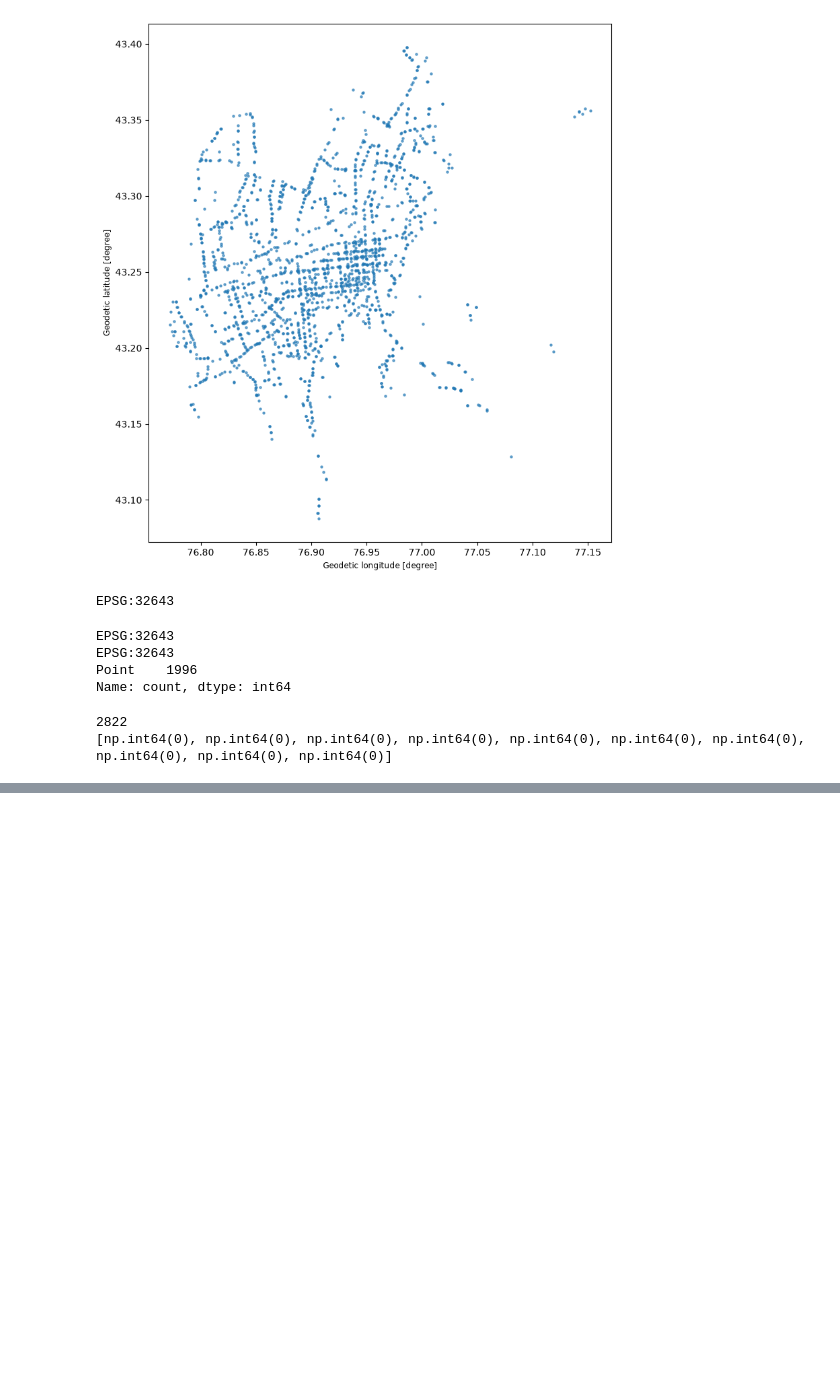
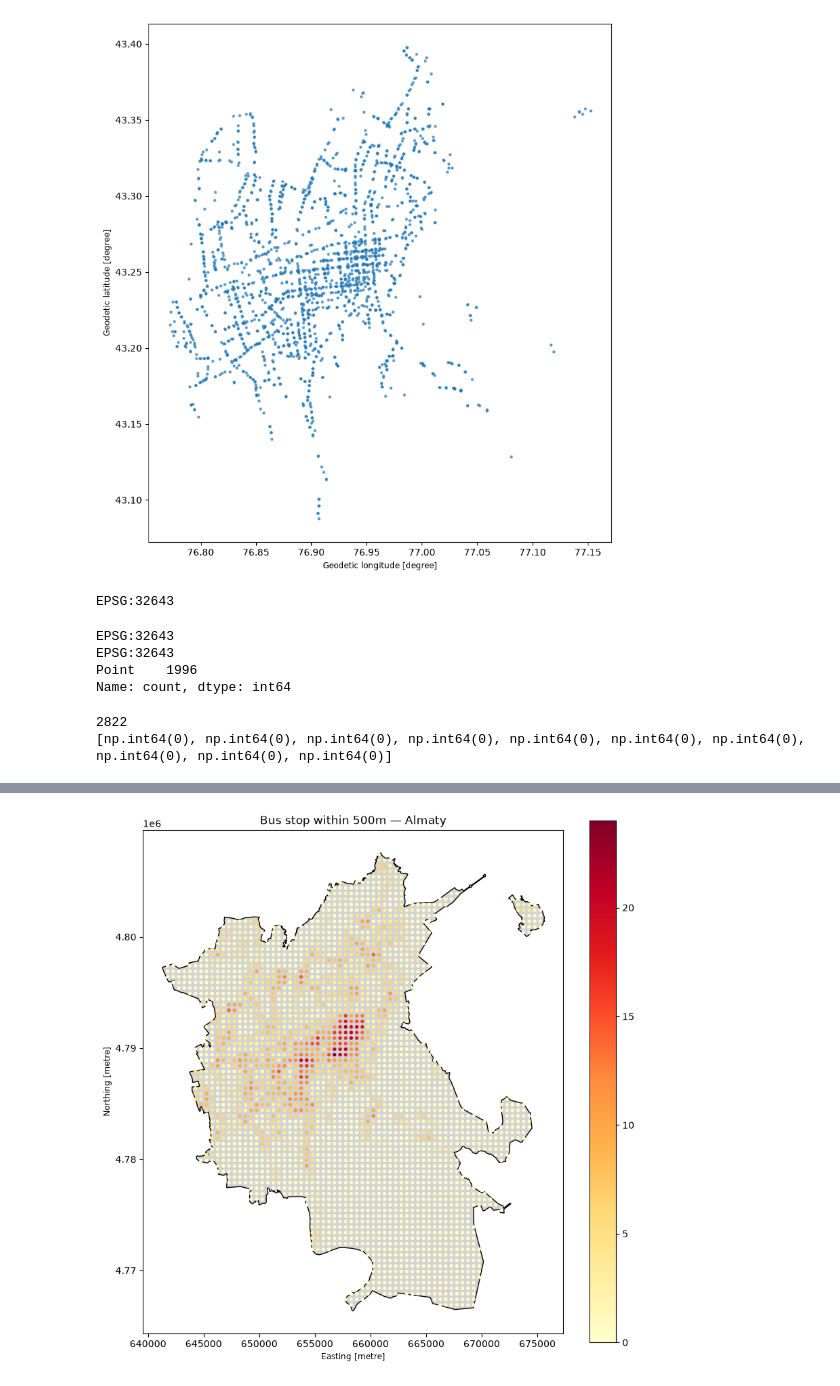
Before and after one commit to muenjmtst/business-location-ai, a Jupyter notebook: notebooks/02_candidate_locations.ipynb, the cells around one changed output, grey strips where cells are left out. Saved outputs shown, nothing was run; the diff lists cells and outputs as text; code cells hidden in the pictures; blank space fills up the shorter version.

Commit message:
Completed bus_stops_500m feature, made residential building exploration

```diff
--- a/notebooks/02_candidate_locations.ipynb
+++ b/notebooks/02_candidate_locations.ipynb
@@ -446,3 +446,7 @@ print(bus_stops500m[:10])
 # %% [output]
 2822
 [np.int64(0), np.int64(0), np.int64(0), np.int64(0), np.int64(0), np.int64(0), np.int64(0), np.int64(0), np.int64(0), np.int64(0)]
+# %%
+points_inside_city['bus_stops_500m'] = bus_stops500m
+
+print(points_inside_city["bus_stops_500m"].describe())
@@ -448,0 +495,18 @@ print(bus_stops500m[:10])
+# %%
+import matplotlib.pyplot as plt
+fig, ax = plt.subplots(figsize=(10,10))
+
+almaty_m.plot(ax=ax, color='lightgray', edgecolor='k')
+
+points_inside_city.plot(
+    ax=ax,
+    column="bus_stops_500m",
+    cmap="YlOrRd",
+    legend=True,
+    markersize=8
+)
+
+ax.set_title("Bus stop within 500m — Almaty")
+plt.show()
+# %% [output]
+[figure, added]
```
Also changed, not shown: parts of 7 cells of this notebook, 3 other files.
